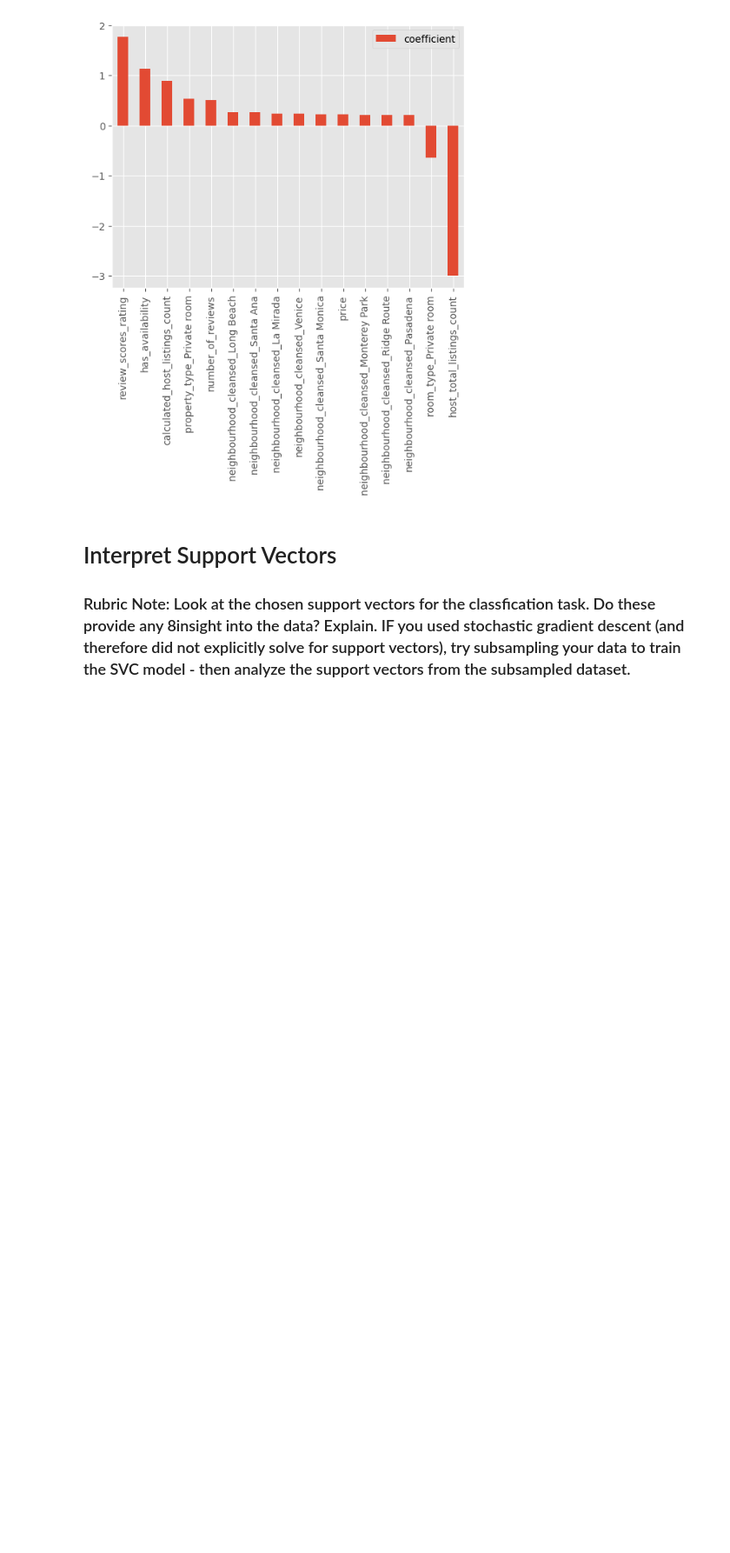
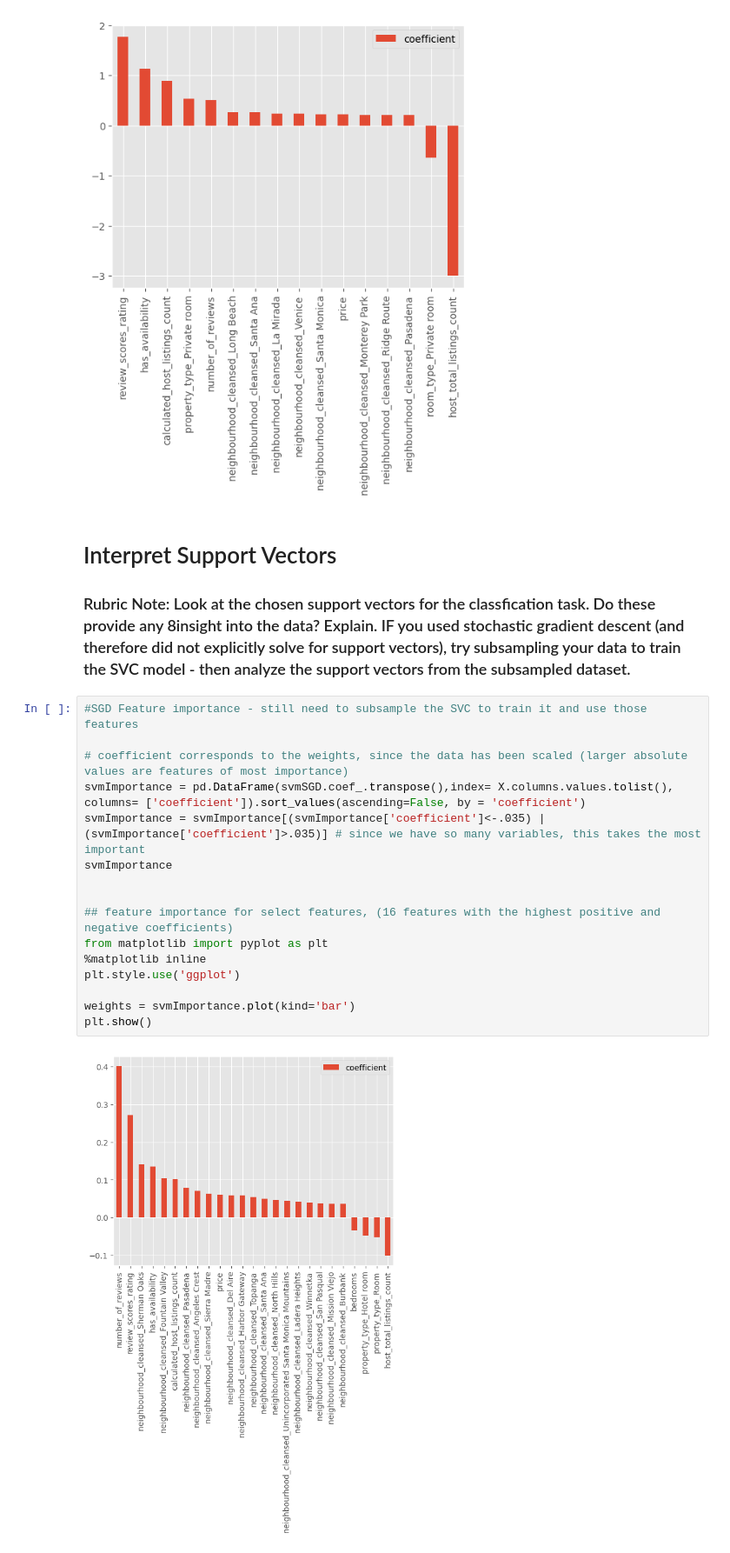
Before and after one commit to boneeyah/DS7331_Group, a Jupyter notebook: MiniLab1.ipynb, the cells around one changed output. Shown at 87% size. Saved outputs shown, nothing was run; the diff lists cells and outputs as text; blank space fills up the shorter version.

Commit message:
added visual sgd features

```diff
--- a/MiniLab1.ipynb
+++ b/MiniLab1.ipynb
@@ -436,3 +436,21 @@ plt.show()
 # Interpret Support Vectors
 
 ### Rubric Note: Look at the chosen support vectors for the classfication task. Do these provide any 8insight into the data? Explain. IF you used stochastic gradient descent (and therefore did not explicitly solve for support vectors), try subsampling your data to train the SVC model - then analyze the support vectors from the subsampled dataset.
+# %%
+#SGD Feature importance - still need to subsample the SVC to train it and use those features
+
+# coefficient corresponds to the weights, since the data has been scaled (larger absolute values are features of most importance)
+svmImportance = pd.DataFrame(svmSGD.coef_.transpose(),index= X.columns.values.tolist(), columns= ['coefficient']).sort_values(ascending=False, by = 'coefficient')
+svmImportance = svmImportance[(svmImportance['coefficient']<-.035) | (svmImportance['coefficient']>.035)] # since we have so many variables, this takes the most important
+svmImportance
+
+
+## feature importance for select features, (16 features with the highest positive and negative coefficients)
+from matplotlib import pyplot as plt
+%matplotlib inline
+plt.style.use('ggplot')
+
+weights = svmImportance.plot(kind='bar')
+plt.show()
+# %% [output]
+[figure, added]
```
